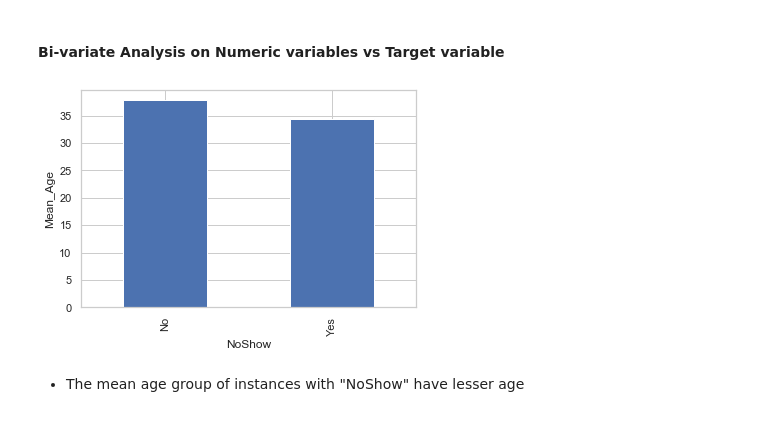
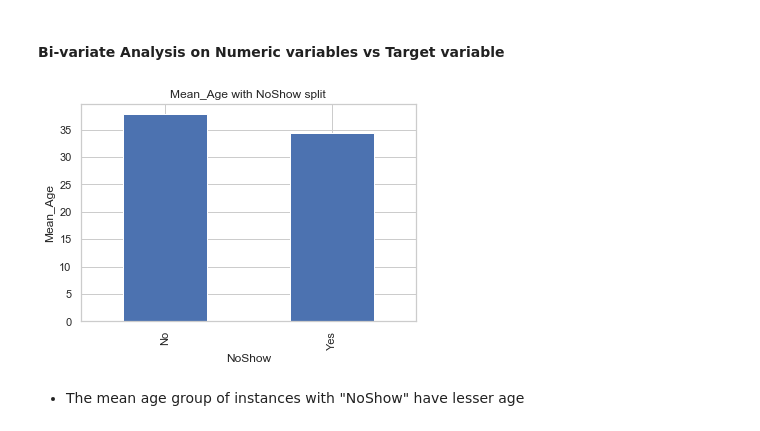
Before and after one commit to leezinfc123/data-Analysis, a Jupyter notebook: Data_Visualization/home/Investigate_a_Dataset_hieund.ipynb, the cells around one changed output. Drawn from its saved outputs; the diff is of its cells as text; code cells hidden in the pictures.

```diff
--- a/Data_Visualization/home/Investigate_a_Dataset_hieund.ipynb
+++ b/Data_Visualization/home/Investigate_a_Dataset_hieund.ipynb
@@ -580,8 +577,9 @@ The inferences that can be made from here are:
 # %%
 df.groupby('NoShow')['Age'].mean().plot.bar()
 plt.ylabel('Mean_Age');
+plt.title('Mean_Age with NoShow split');
 # %% [output]
-[figure, old version]
+[figure, new version]
 # %% [markdown]
 * The mean age group of instances with "NoShow" have lesser age
 # %% [markdown]
```
Also changed, not shown: parts of 17 cells of this notebook, 5 other files.
